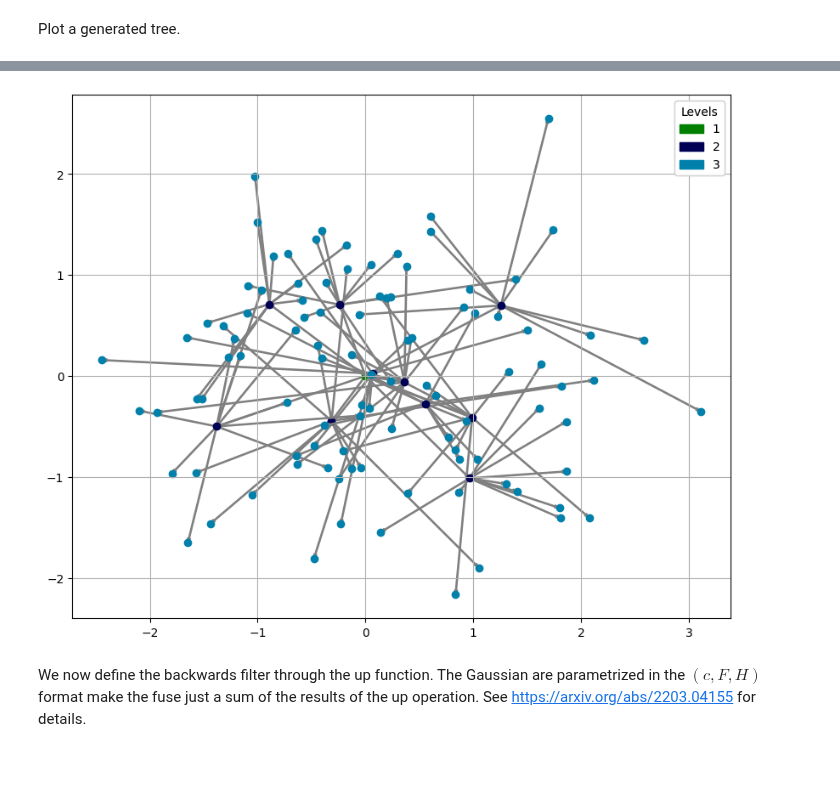
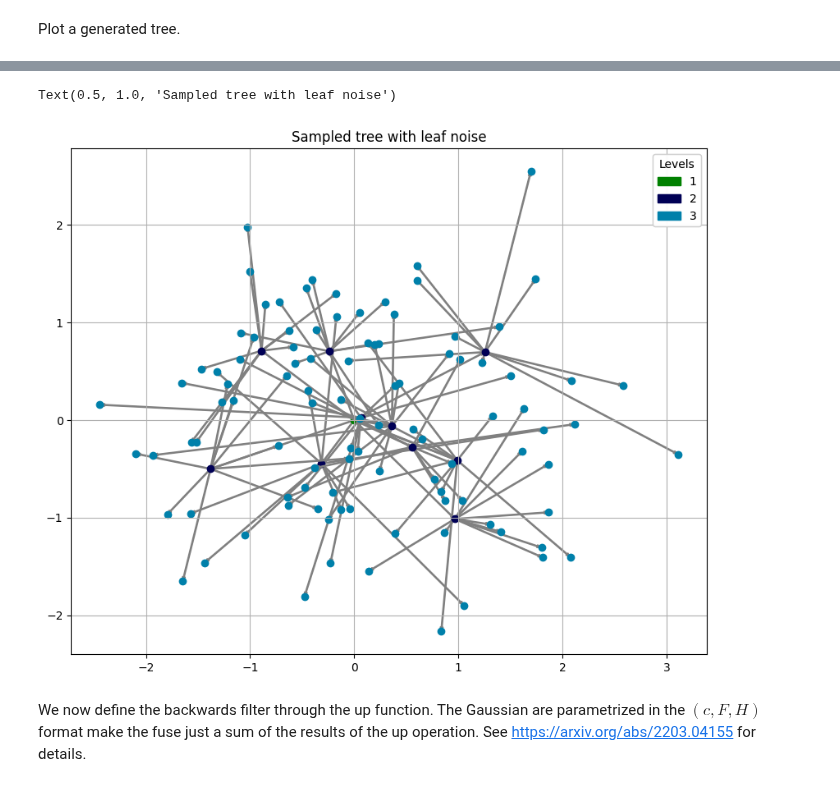
Before and after one commit to ComputationalEvolutionaryMorphometry/hyperiax, a Jupyter notebook: examples/mcmc_Gaussian_BFFG.ipynb, the cells around one changed output, grey strips where cells are left out. Cells and saved outputs as stored; diff of their text form; code cells hidden in the pictures.

```diff
--- a/examples/mcmc_Gaussian_BFFG.ipynb
+++ b/examples/mcmc_Gaussian_BFFG.ipynb
@@ -81,8 +87,10 @@ Plot a generated tree.
 # %%
 # plot a generated tree
 leaf_tree.plot_tree_2d(selector=lambda z: z['value'])
+plt.gca().set_title('Sampled tree with leaf noise')
 # %% [output]
+Text(0.5, 1.0, 'Sampled tree with leaf noise')
-[figure, old version]
+[figure, new version]
 # %% [markdown]
 We now define the backwards filter through the up function. The Gaussian are parametrized in the $(c,F,H)$ format make the fuse just a sum of the results of the up operation. See https://arxiv.org/abs/2203.04155 for details.
 # %%
```
Also changed, not shown: parts of 6 cells of this notebook, 1 other file.
